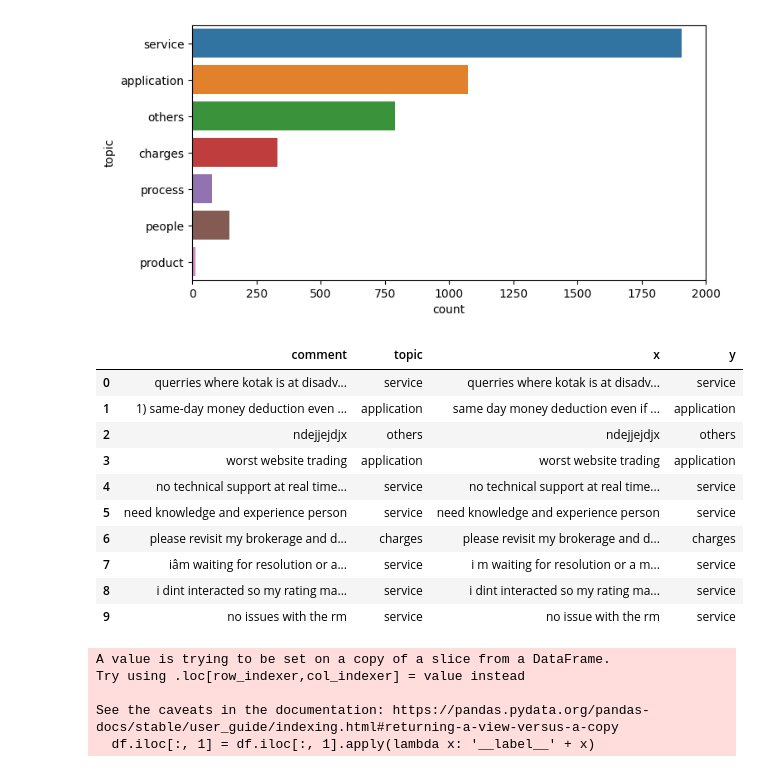
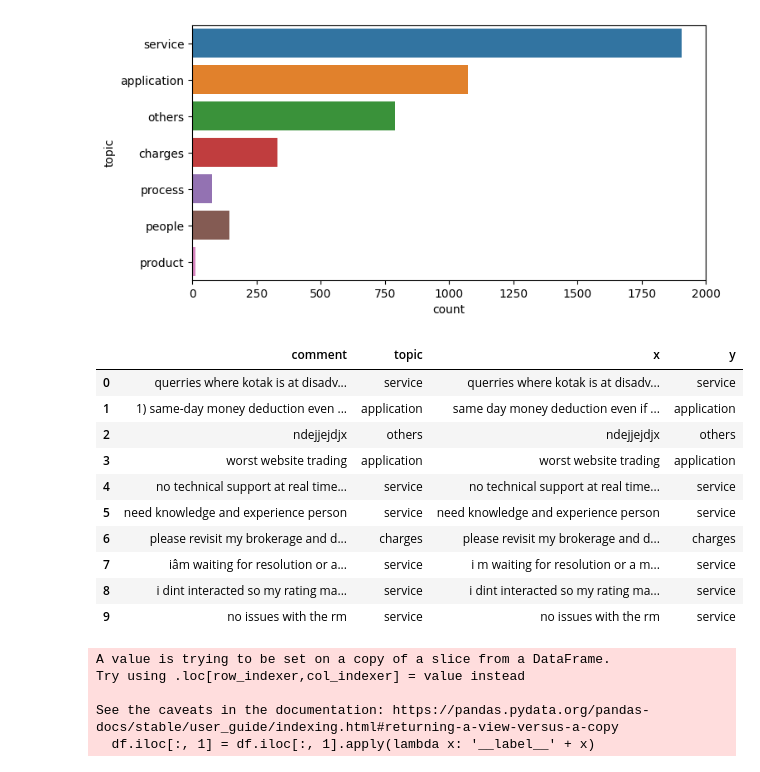
Before and after one commit to Brijeshtanwar/Topic-Modeling, a Jupyter notebook: sklearn_nlp_fasttext.ipynb, the cells around one changed output. Drawn from its saved outputs; the diff is of its cells as text; code cells hidden in the pictures.

```diff
--- a/sklearn_nlp_fasttext.ipynb
+++ b/sklearn_nlp_fasttext.ipynb
@@ -115,7 +136,7 @@ lst_stopwords = nltk.corpus.stopwords.words("english")
 lst_stopwords.remove('no')
 lst_stopwords.remove('not')
 # %%
-df["x"] = df["comment"].apply(lambda x: preprocess_text(x, flg_stemm=False, flg_lemm=True, lst_stopwords=lst_stopwords))
+df["x"] = df["comment"].apply(lambda x: preprocess_text(x, flg_stemm=False, flg_lemm=False, lst_stopwords=lst_stopwords))
 # df['x'] = df['comment']
 df['y'] = df['topic']
 df.head(10)
@@ -132,5 +153,5 @@ df.head(10)
 | 8 | i dint interacted so my rating ma... | service | i dint interacted so my rating ma... | service |
-| 9 | no issues with the rm | service | no issue with the rm | service |
+| 9 | no issues with the rm | service | no issues with the rm | service |
 # %%
 df = df[['x', 'y']]
 # %%
```
Also changed, not shown: parts of 16 cells of this notebook.
